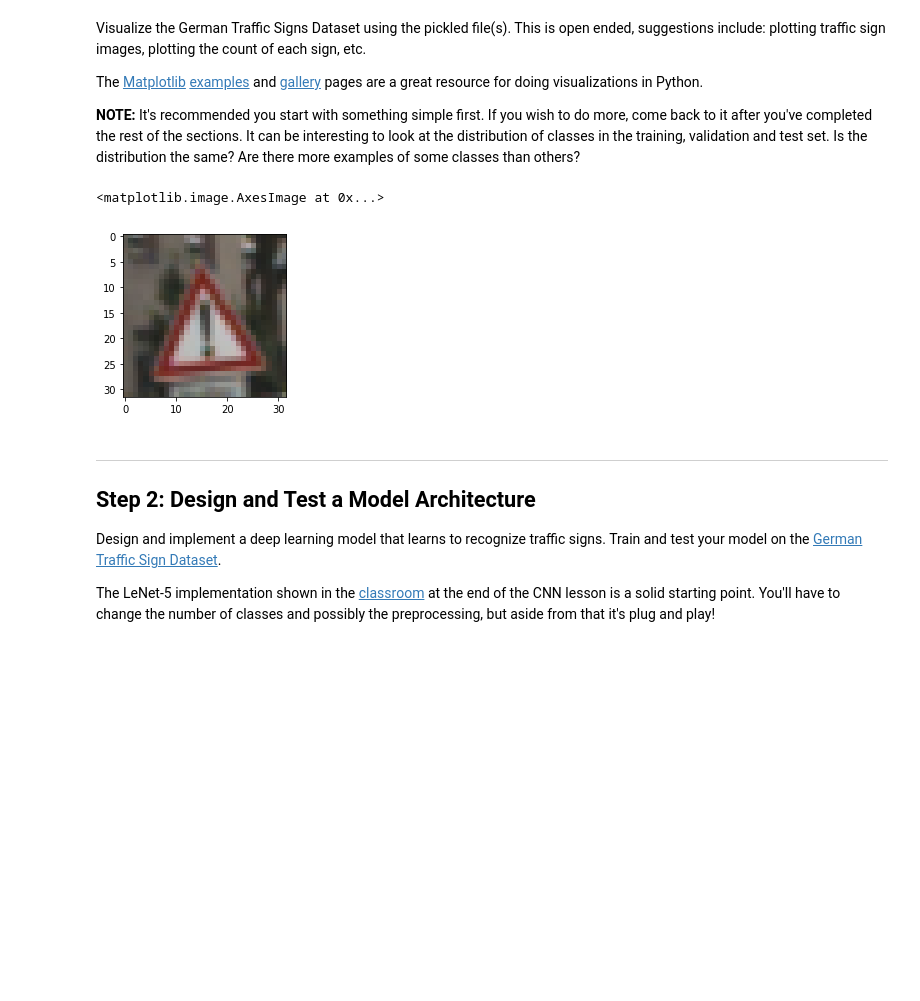
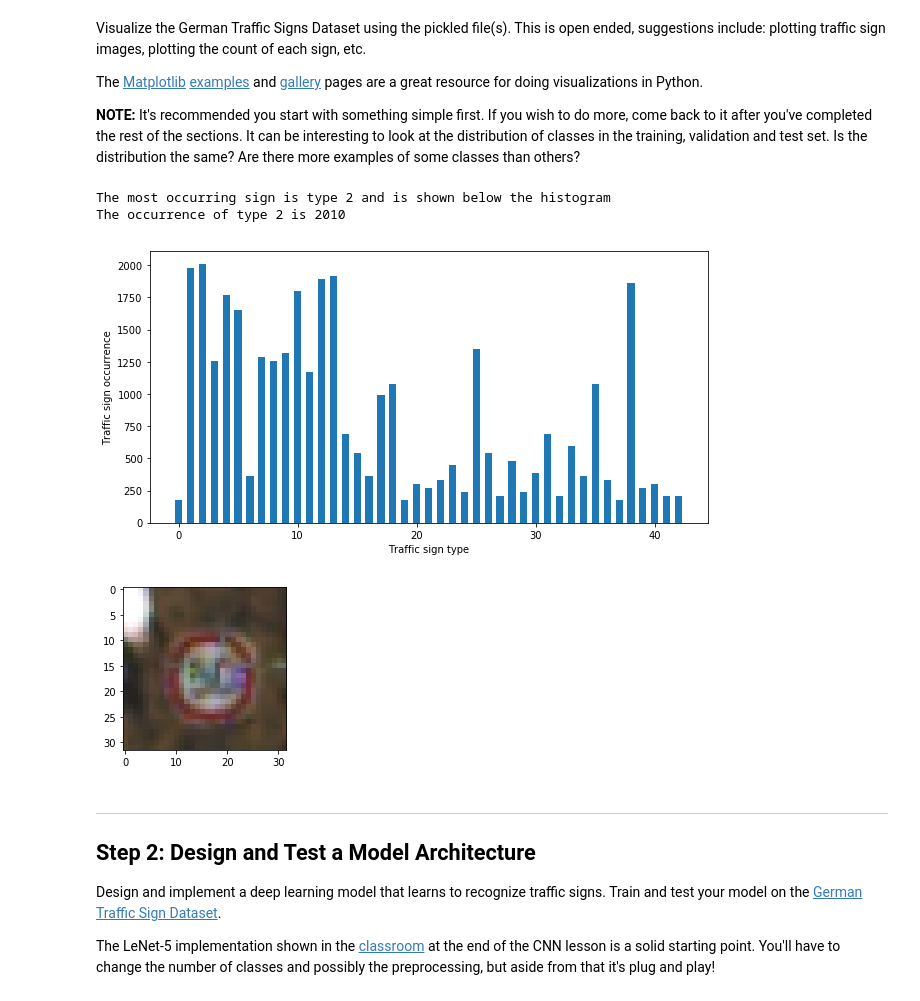
Before and after one commit to boldorider4/udacity_self_driving_engineer, a Jupyter notebook: P02-TrafficSign/Traffic_Sign_Classifier.ipynb, the cells around one changed output. Cells and saved outputs as stored; diff of their text form; code cells hidden in the pictures; blank space fills up the shorter version.

Commit message:
[Project 02] Generate data set histogram for write-up

```diff
--- a/P02-TrafficSign/Traffic_Sign_Classifier.ipynb
+++ b/P02-TrafficSign/Traffic_Sign_Classifier.ipynb
@@ -100,19 +100,32 @@ The [Matplotlib](http://matplotlib.org/) [examples](http://matplotlib.org/exampl
 # %%
 ### Data exploration visualization code goes here.
 ### Feel free to use as many code cells as needed.
 import matplotlib.pyplot as plt
-import random
+
 # Visualizations will be shown in the notebook.
 %matplotlib inline
 
-index = random.randint(0, n_train)
-image_test = X_train[index].squeeze()
+bar_width = 1. # set this to whatever you want
+positions = np.unique(y_train)
+class_count = np.bincount(y_train)
+plt.figure(figsize=(10,5))
+plt.bar(positions, class_count, width=.6)
+plt.xlabel('Traffic sign type')
+plt.ylabel('Traffic sign occurrence')
+
+most_frequent = np.argmax(class_count)
+most_frequent_idx = list(y_train).index(most_frequent)
 
 plt.figure(figsize=(3,3))
-plt.imshow(image_test)
+plt.imshow(X_train[most_frequent_idx])
+
+print('The most occurring sign is type %d and is shown below the histogram' % most_frequent)
+print('The occurrence of type %d is %d' % (most_frequent, class_count[most_frequent]))
 # %% [output]
-<matplotlib.image.AxesImage at 0x...>
+The most occurring sign is type 2 and is shown below the histogram
+The occurrence of type 2 is 2010
-[figure, old version]
+[figure, new version]
+[figure, added]
 # %% [markdown]
 ----
 
```
Also changed, not shown: parts of 10 cells of this notebook.
